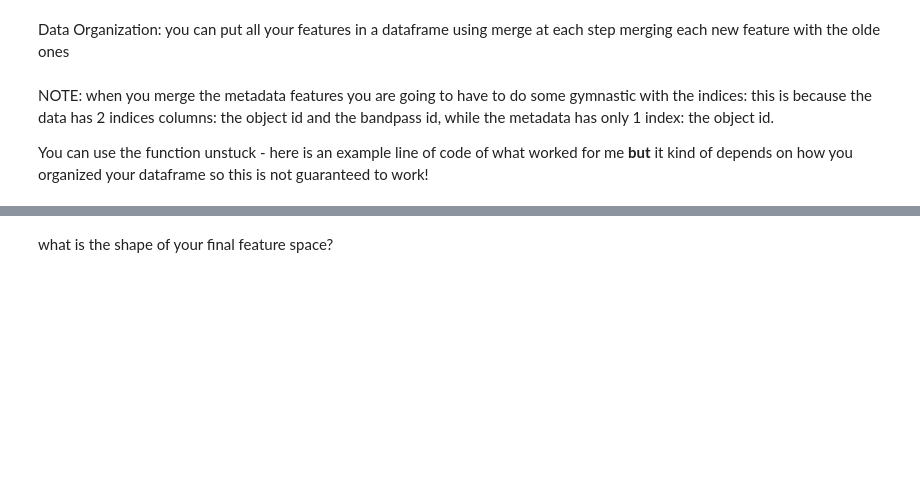
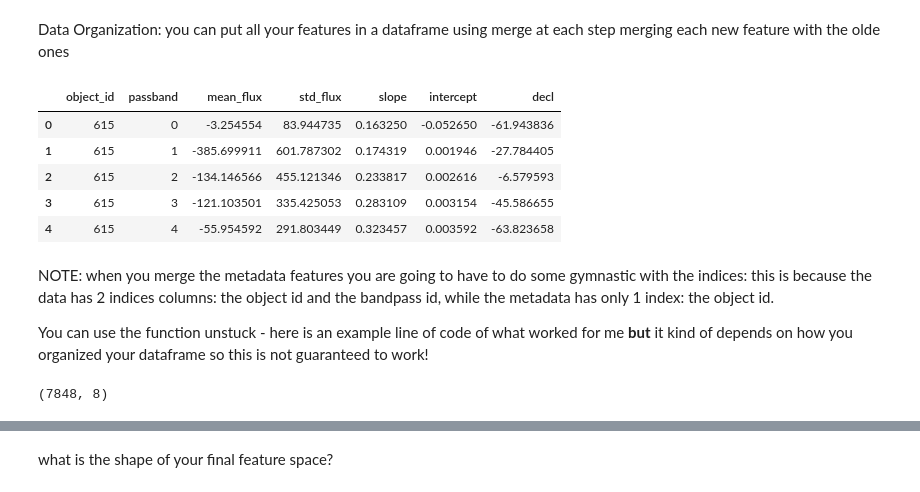
Before and after one commit to arn97/MLTSA25_ARoy, a Jupyter notebook: MLTSA_ARoy/HW4_ARoy.ipynb, the cells around one changed output, grey strips where cells are left out. Saved outputs shown, nothing was run; the diff lists cells and outputs as text; code cells hidden in the pictures; blank space fills up the shorter version.

```diff
--- a/MLTSA_ARoy/HW4_ARoy.ipynb
+++ b/MLTSA_ARoy/HW4_ARoy.ipynb
@@ -341,0 +312,10 @@ lcvs_standardized_features.head()
+# %%
+#Extraction of features from lcvs_scaled
+# Ensure index is reset without duplicating existing columns
+lcvs_scaled = lcvs_scaled.reset_index(drop=True)
+
+# Extracting features using groupby
+lcvs_scaled_features = lcvs_scaled.groupby(['object_id', 'passband']).agg(
+    slope=('flux_scaled', lambda x: np.polyfit(lcvs_standardized.loc[x.index, 'mjd'], x, 1)[0]),
+    intercept=('flux_scaled', lambda x: np.polyfit(lcvs_standardized.loc[x.index, 'mjd'], x, 1)[1]),
+).reset_index()
@@ -346,0 +363,4 @@ NameError: name 'mean_norm' is not defined
+# %%
+# Extracting features from the metadata
+declCol = metadata["decl"]
+declCol.head()
@@ -354,16 +382,25 @@ the goodness of fit for these models is also a potential feature
 Data Organization: you can put all your features in a dataframe using merge at each step merging each new feature with the olde ones
 # %%
 #example
-features = features.merge(....., left_index=True, right_index=True)
+features = lcvs_features.merge(lcvs_scaled_features, on=["object_id", "passband"])
+features = features.merge(declCol, left_index=True, right_index=True)
 features.head()
+# %% [output]
+|  | object_id | passband | mean_flux | std_flux | slope | intercept | decl |
+| 0 | 615 | 0 | -3.254554 | 83.944735 | 0.163250 | -0.052650 | -61.943836 |
+| 1 | 615 | 1 | -385.699911 | 601.787302 | 0.174319 | 0.001946 | -27.784405 |
+| 2 | 615 | 2 | -134.146566 | 455.121346 | 0.233817 | 0.002616 | -6.579593 |
+| 3 | 615 | 3 | -121.103501 | 335.425053 | 0.283109 | 0.003154 | -45.586655 |
+| 4 | 615 | 4 | -55.954592 | 291.803449 | 0.323457 | 0.003592 | -63.823658 |
 # %% [markdown]
 NOTE: when you merge the metadata features you are going to have to do some gymnastic with the indices: this is because the data has 2 indices columns: the object id and the bandpass id, while the metadata has only 1 index: the object id.
 
 You can use the function unstuck - here is an example line of code of what worked for me **but** it kind of depends on how you organized your dataframe so this is not guaranteed to work!
 # %%
-allfeatures = features.reset_index().set_index(['object_id','passband']).stack(
-    ).unstack([1,2])
+allfeatures = features.reset_index()
 allfeatures.shape
+# %% [output]
+(7848, 8)
 # %%
 #EXAMPLE OF A POTENTIAL DATAFRAME OUTPUT
 allfeatures.head()
```
Also changed, not shown: parts of 15 cells of this notebook.
